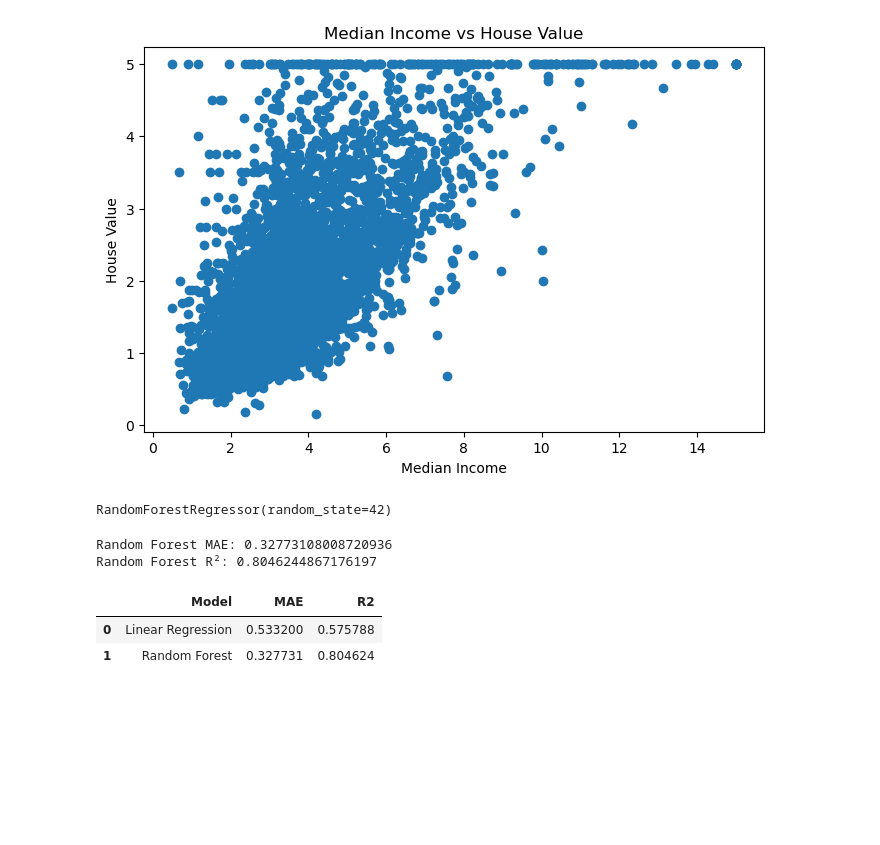
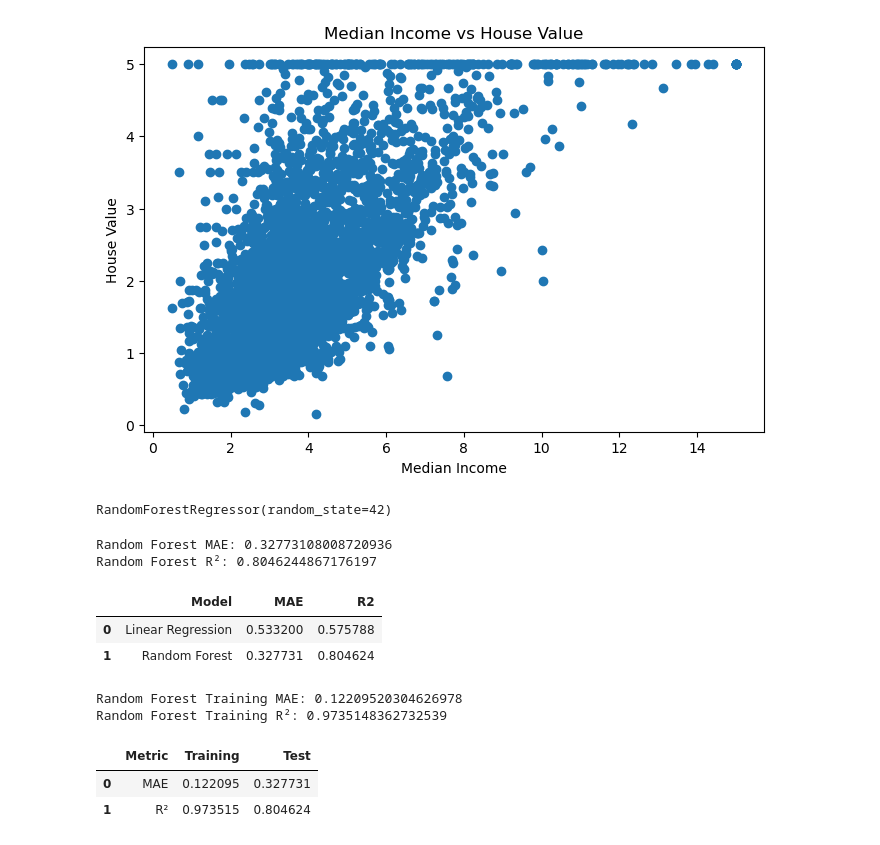
Before and after one commit to kindy10/HousePricePrediction, a Jupyter notebook: notebooks/house_price_prediction.ipynb, the cells around one changed output. Saved outputs shown, nothing was run; the diff lists cells and outputs as text; code cells hidden in the pictures; blank space fills up the shorter version.

Commit message:
Analyze random forest overfitting

```diff
--- a/notebooks/house_price_prediction.ipynb
+++ b/notebooks/house_price_prediction.ipynb
@@ -501,3 +503,28 @@ model_comparison
 |  | Model | MAE | R2 |
 | 0 | Linear Regression | 0.533200 | 0.575788 |
 | 1 | Random Forest | 0.327731 | 0.804624 |
+# %%
+#Check for Overfitting
+rf_train_pred = rf_model.predict(X_train)
+#Evaluate the metric
+rf_train_mae = mean_absolute_error(y_train, rf_train_pred)
+rf_train_r2 = r2_score(y_train, rf_train_pred)
+
+print("Random Forest Training MAE:", rf_train_mae)
+print("Random Forest Training R²:", rf_train_r2)
+# %% [output]
+Random Forest Training MAE: 0.12209520304626978
+Random Forest Training R²: 0.9735148362732539
+# %%
+#Compare Training vs Test
+rf_comparison = pd.DataFrame({
+    "Metric": ["MAE", "R²"],
+    "Training": [rf_train_mae, rf_train_r2],
+    "Test": [rf_mae, rf_r2]
+})
+
+rf_comparison
+# %% [output]
+|  | Metric | Training | Test |
+| 0 | MAE | 0.122095 | 0.327731 |
+| 1 | R² | 0.973515 | 0.804624 |
```
Also changed, not shown: parts of 1 cell of this notebook.
